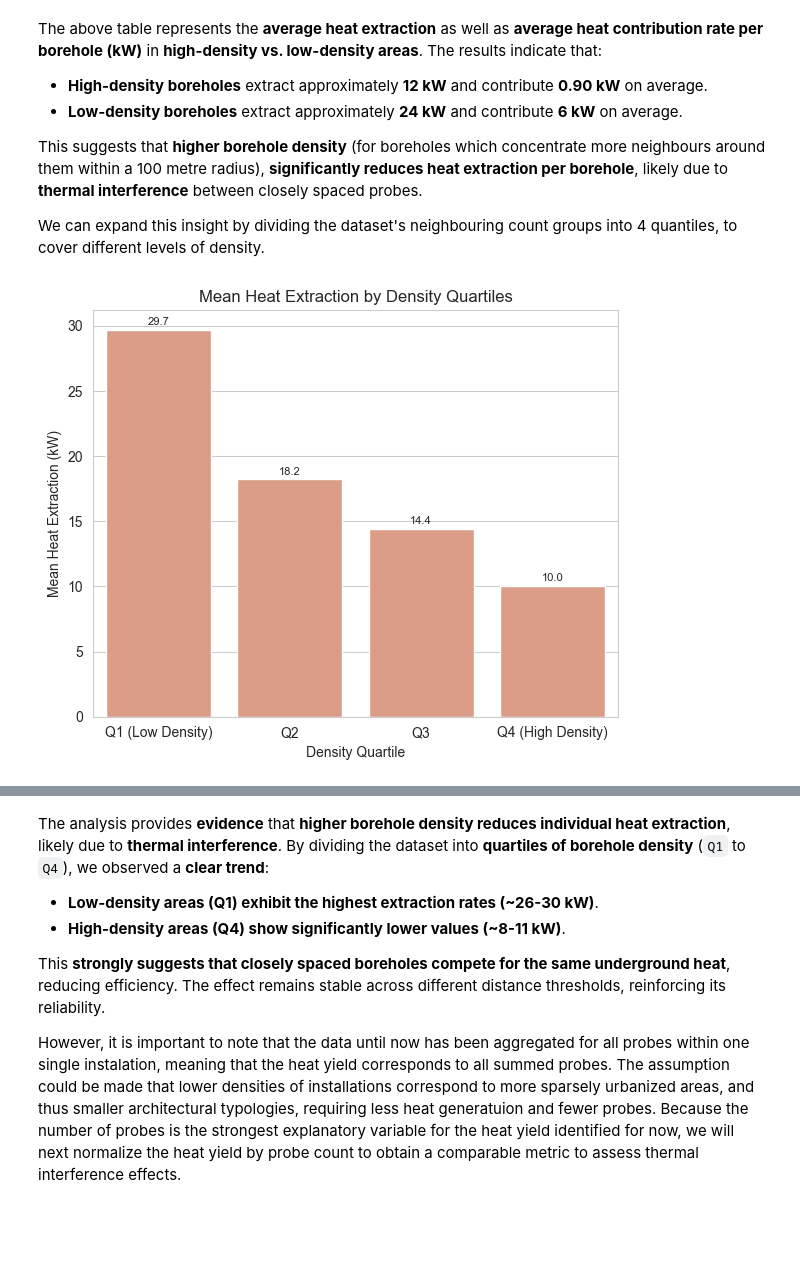
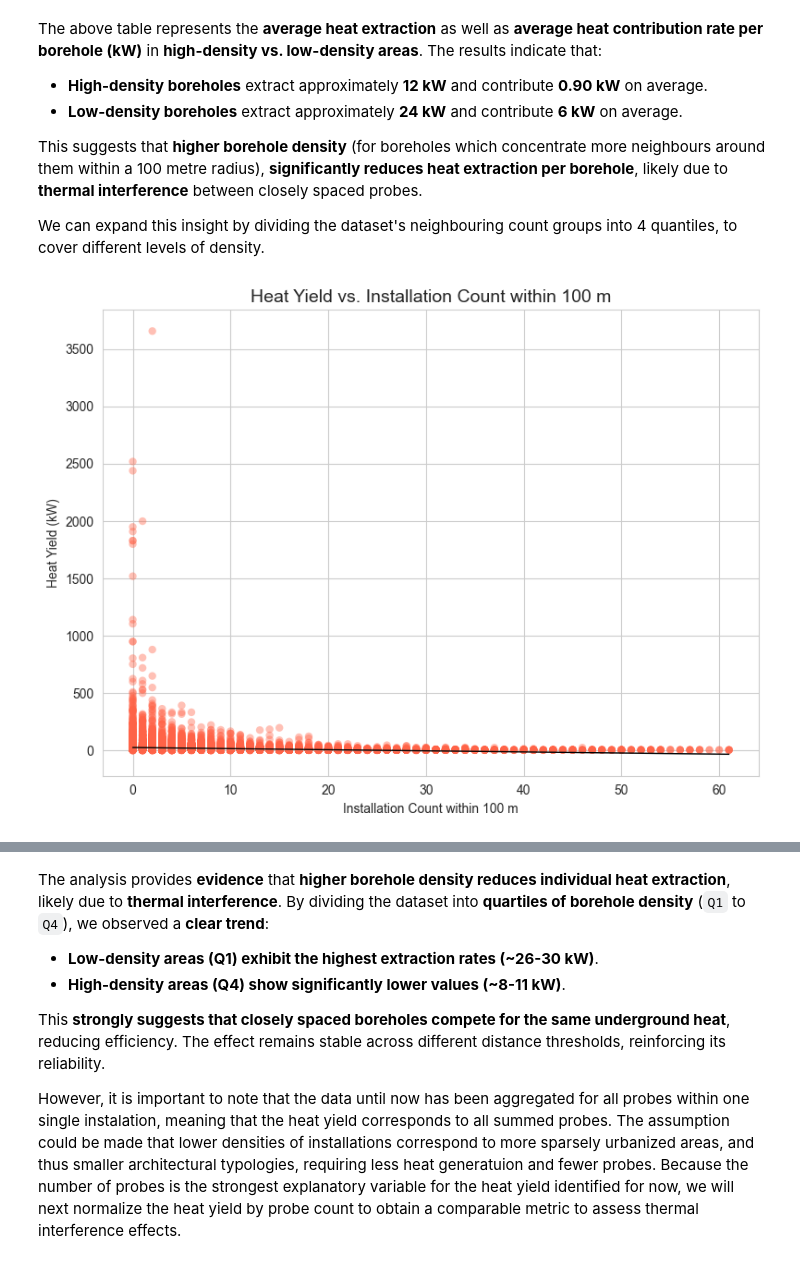
Before and after one commit to leinadher/GeoThesis, a Jupyter notebook: jupyter_notebooks/04_transformation_zh_mastersonden.ipynb, the cells around one changed output, grey strips where cells are left out. Drawn from its saved outputs; the diff is of its cells as text; code cells hidden in the pictures; blank space fills up the shorter version.

```diff
--- a/jupyter_notebooks/04_transformation_zh_mastersonden.ipynb
+++ b/jupyter_notebooks/04_transformation_zh_mastersonden.ipynb
@@ -281,4 +262,0 @@ This step ensures that we select the **most relevant density feature** to accoun
-# %%
-# Load the borehole dataset and save as GeoPandas
-geojson_path = "../data/transformed/zh_geothermal_probes_with_density.geojson"
-zh_geothermal_probes_gdf = gpd.read_file(geojson_path)
@@ -326,3 +262,0 @@ We therefore proceed with removing the redundant columns:
-# %%
-# Drop the less relevant density columns
-zh_geothermal_probes_gdf = zh_geothermal_probes_gdf.drop(columns=["count_50m", "count_150m"])
@@ -495,26 +307,35 @@ quartile_comparison_df["Density Measure"] = "100 m"
-# %%
-# Create a bar plot
-plt.figure(figsize=(6,5))
-sns.set_style("whitegrid")
-ax = sns.barplot(
-    data=quartile_comparison_df,
-    x="density_quartile",
-    y="Waermeentnahme",
-    color="darksalmon"  # Set all bars to darksalmon color
-)
-
-# Add the value labels on top of the bars
-for container in ax.containers:
-    ax.bar_label(container, fmt='%.1f', label_type='edge', fontsize=8, padding=2)
-
-# Titles and labels
-plt.title("Mean Heat Extraction by Density Quartiles")
-plt.xlabel("Density Quartile")
-plt.ylabel("Mean Heat Extraction (kW)")
-
-# Show plot
-plt.tight_layout()
-plt.savefig("plots/04_01_mean_heat_density_quartiles.png", format="png", dpi=300, bbox_inches="tight")
-plt.show()
-# %% [output]
-[figure, removed]
+# %%
+# Scatterplot
+plt.figure(figsize=(8, 6))
+sns.set_style("whitegrid")
+
+sns.scatterplot(
+    data=plot_data,
+    x="count_100m",
+    y="Waermeentnahme",
+    alpha=0.4,
+    color="tomato",  # Warm color
+    edgecolor="none"
+)
+
+# Add regression line
+sns.regplot(
+    data=plot_data,
+    x="count_100m",
+    y="Waermeentnahme",
+    scatter=False,           # Don't plot the scatter points again
+    line_kws={'color': 'black', 'linewidth': 1},
+    # ci=None                #  removes the confidence interval shading
+)
+
+# Titles and labels
+plt.title("Heat Yield vs. Installation Count within 100 m", fontsize=14)
+plt.xlabel("Installation Count within 100 m")
+plt.ylabel("Heat Yield (kW)")
+
+# Layout and save
+plt.tight_layout()
+plt.savefig("plots/04_02_heat_yield_vs_probe_count_100m.png", format="png", dpi=300, bbox_inches="tight")
+plt.show()
+# %% [output]
+[figure, added]
```
Also changed, not shown: parts of 36 cells of this notebook, 15 other files.
